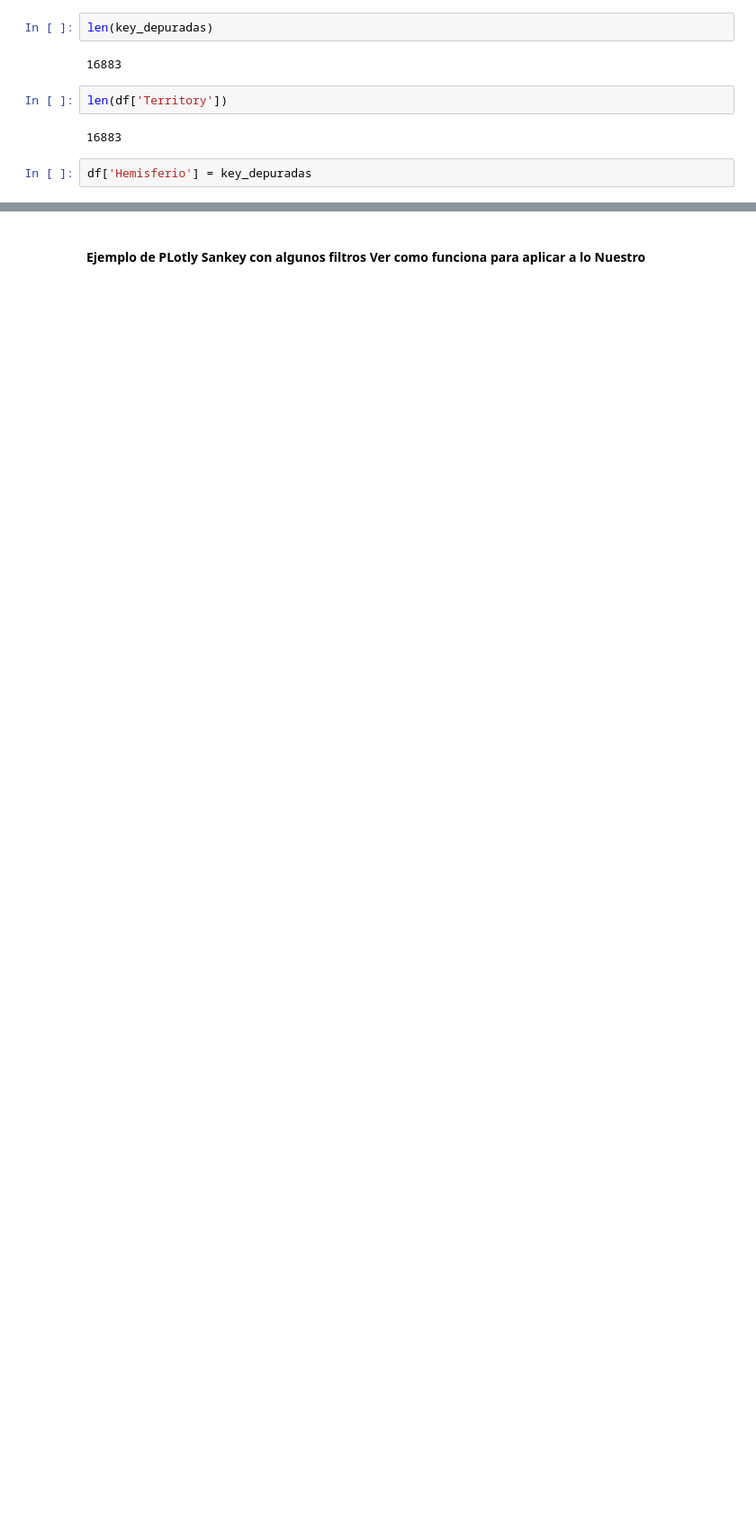
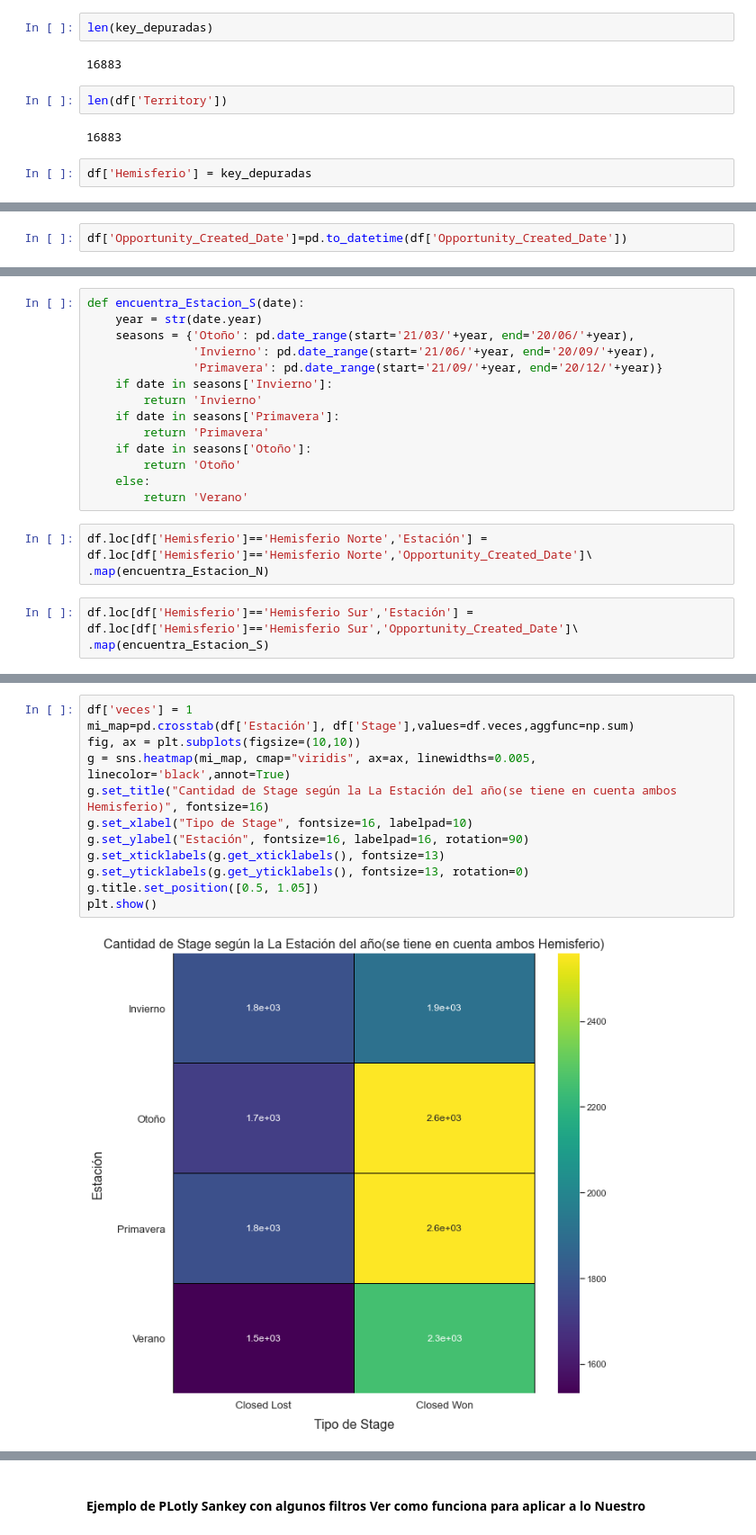
Before and after one commit to miguelAfonzalida/TP1-OrgaDatos, a Jupyter notebook: Visu Challenge(Grupo The Devs Army).ipynb, the cells around one changed output, grey strips where cells are left out. Shown at 90% size. Saved outputs shown, nothing was run; the diff lists cells and outputs as text; blank space fills up the shorter version.

```diff
--- a/Visu Challenge(Grupo The Devs Army).ipynb
+++ b/Visu Challenge(Grupo The Devs Army).ipynb
@@ -64,0 +141,2 @@ df.head()
+# %%
+df['Opportunity_Created_Date']=pd.to_datetime(df['Opportunity_Created_Date'])
@@ -64,0 +176,20 @@ df.head()
+# %%
+def encuentra_Estacion_S(date):
+    year = str(date.year)
+    seasons = {'Otoño': pd.date_range(start='21/03/'+year, end='20/06/'+year),
+               'Invierno': pd.date_range(start='21/06/'+year, end='20/09/'+year),
+               'Primavera': pd.date_range(start='21/09/'+year, end='20/12/'+year)}
+    if date in seasons['Invierno']:
+        return 'Invierno'
+    if date in seasons['Primavera']:
+        return 'Primavera'
+    if date in seasons['Otoño']:
+        return 'Otoño'
+    else:
+        return 'Verano'
+# %%
+df.loc[df['Hemisferio']=='Hemisferio Norte','Estación'] = df.loc[df['Hemisferio']=='Hemisferio Norte','Opportunity_Created_Date']\
+.map(encuentra_Estacion_N)
+# %%
+df.loc[df['Hemisferio']=='Hemisferio Sur','Estación'] = df.loc[df['Hemisferio']=='Hemisferio Sur','Opportunity_Created_Date']\
+.map(encuentra_Estacion_S)
@@ -64,0 +204,14 @@ df.head()
+# %%
+df['veces'] = 1
+mi_map=pd.crosstab(df['Estación'], df['Stage'],values=df.veces,aggfunc=np.sum)
+fig, ax = plt.subplots(figsize=(10,10))
+g = sns.heatmap(mi_map, cmap="viridis", ax=ax, linewidths=0.005, linecolor='black',annot=True)
+g.set_title("Cantidad de Stage según la La Estación del año(se tiene en cuenta ambos Hemisferio)", fontsize=16)
+g.set_xlabel("Tipo de Stage", fontsize=16, labelpad=10)
+g.set_ylabel("Estación", fontsize=16, labelpad=16, rotation=90)
+g.set_xticklabels(g.get_xticklabels(), fontsize=13)
+g.set_yticklabels(g.get_yticklabels(), fontsize=13, rotation=0)
+g.title.set_position([0.5, 1.05])
+plt.show()
+# %% [output]
+[figure, added]
```
Also changed, not shown: parts of 28 cells of this notebook.
